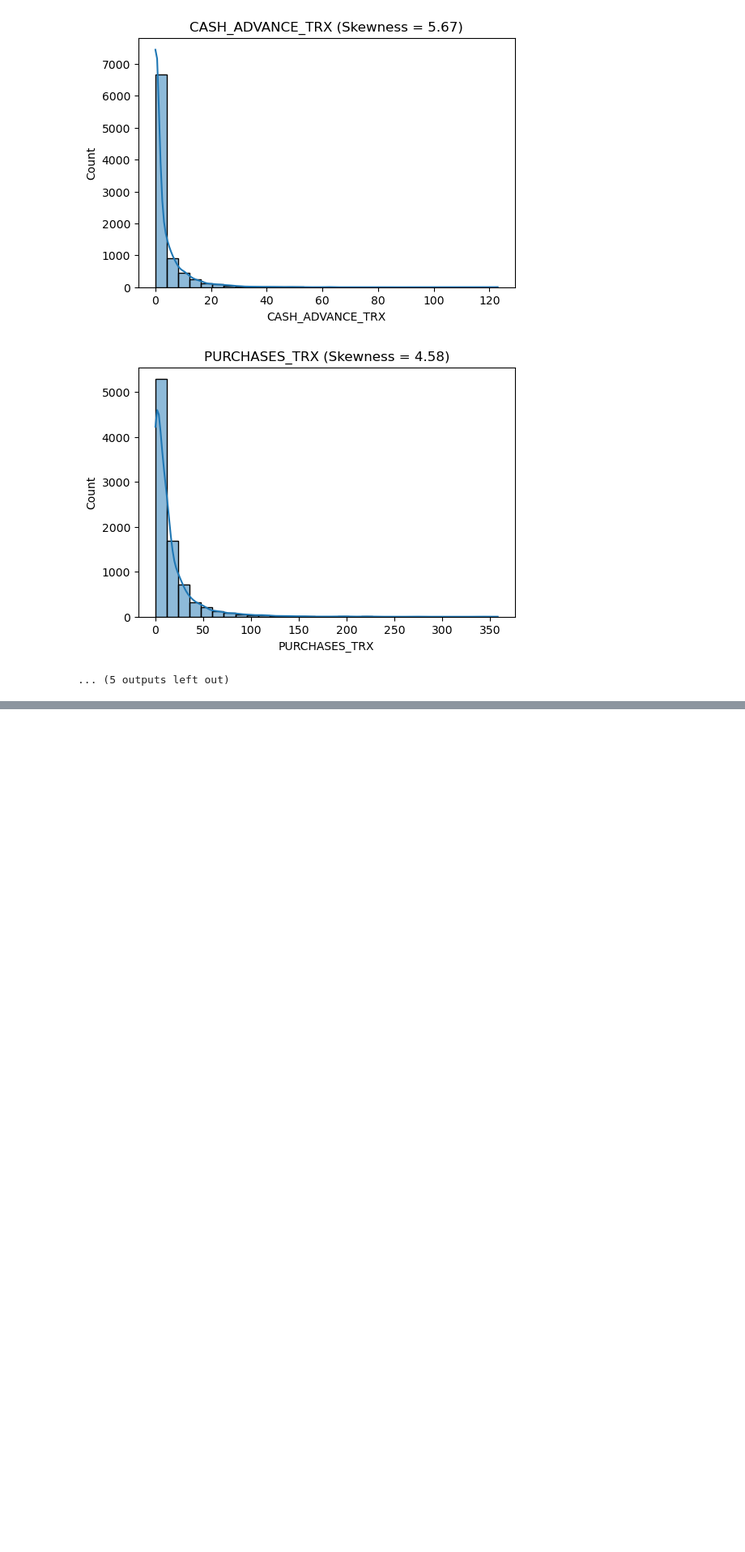
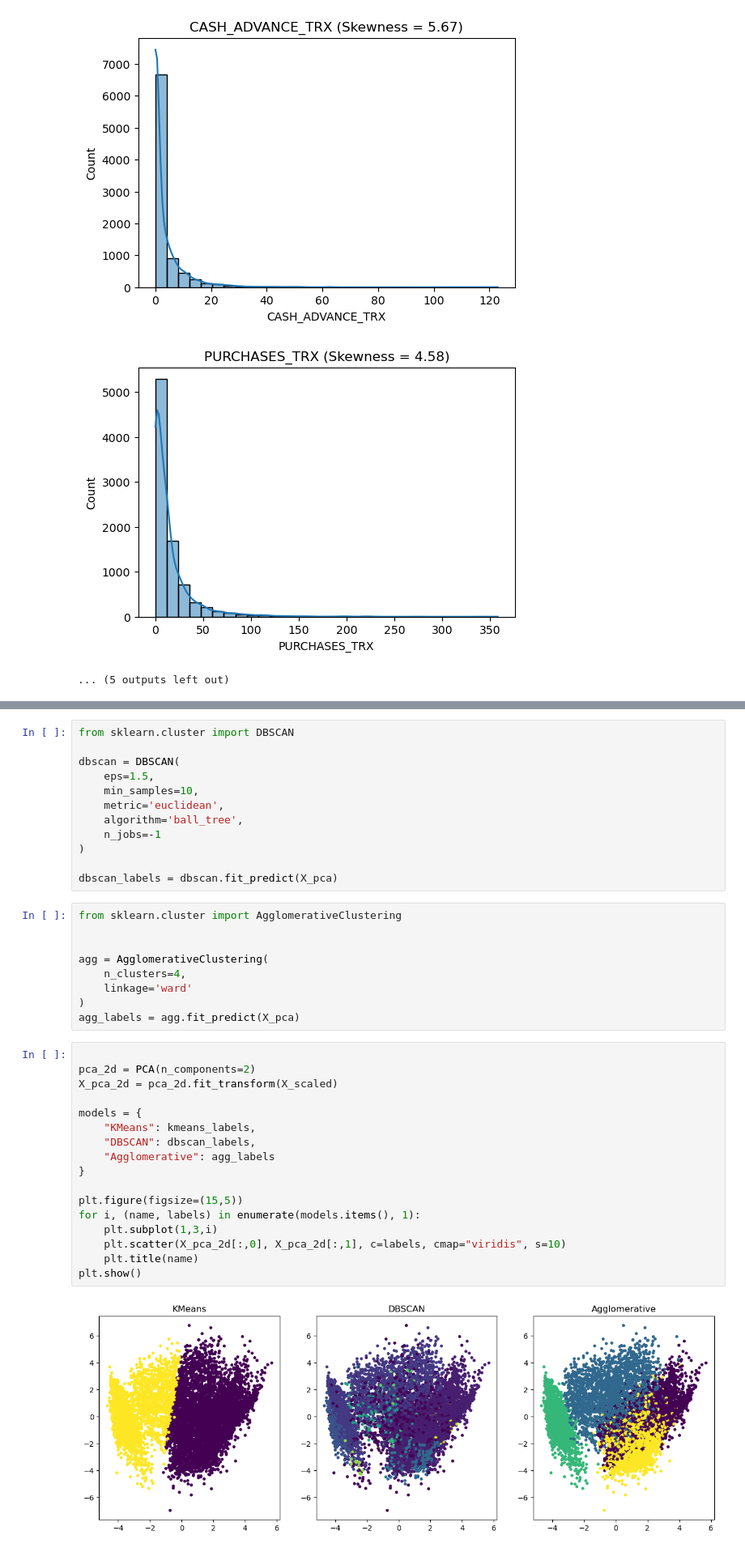
Before and after one commit to navaneethakrishnanms/Unsupervised-learning-clustering-part-1, a Jupyter notebook: task.ipynb, the cells around one changed output, grey strips where cells are left out. Shown at 81% size. Cells and saved outputs as stored; diff of their text form; blank space fills up the shorter version.

```diff
--- a/task.ipynb
+++ b/task.ipynb
@@ -244,0 +247,40 @@ plt.show()
+# %%
+from sklearn.cluster import DBSCAN
+
+dbscan = DBSCAN(
+    eps=1.5,
+    min_samples=10,
+    metric='euclidean',
+    algorithm='ball_tree',
+    n_jobs=-1
+)
+
+dbscan_labels = dbscan.fit_predict(X_pca)
+# %%
+from sklearn.cluster import AgglomerativeClustering
+
+
+agg = AgglomerativeClustering(
+    n_clusters=4,
+    linkage='ward'
+)
+agg_labels = agg.fit_predict(X_pca)
+# %%
+
+pca_2d = PCA(n_components=2)
+X_pca_2d = pca_2d.fit_transform(X_scaled)
+
+models = {
+    "KMeans": kmeans_labels,
+    "DBSCAN": dbscan_labels,
+    "Agglomerative": agg_labels
+}
+
+plt.figure(figsize=(15,5))
+for i, (name, labels) in enumerate(models.items(), 1):
+    plt.subplot(1,3,i)
+    plt.scatter(X_pca_2d[:,0], X_pca_2d[:,1], c=labels, cmap="viridis", s=10)
+    plt.title(name)
+plt.show()
+# %% [output]
+[figure, added]
```
Also changed, not shown: parts of 14 cells of this notebook, 3 other files.
